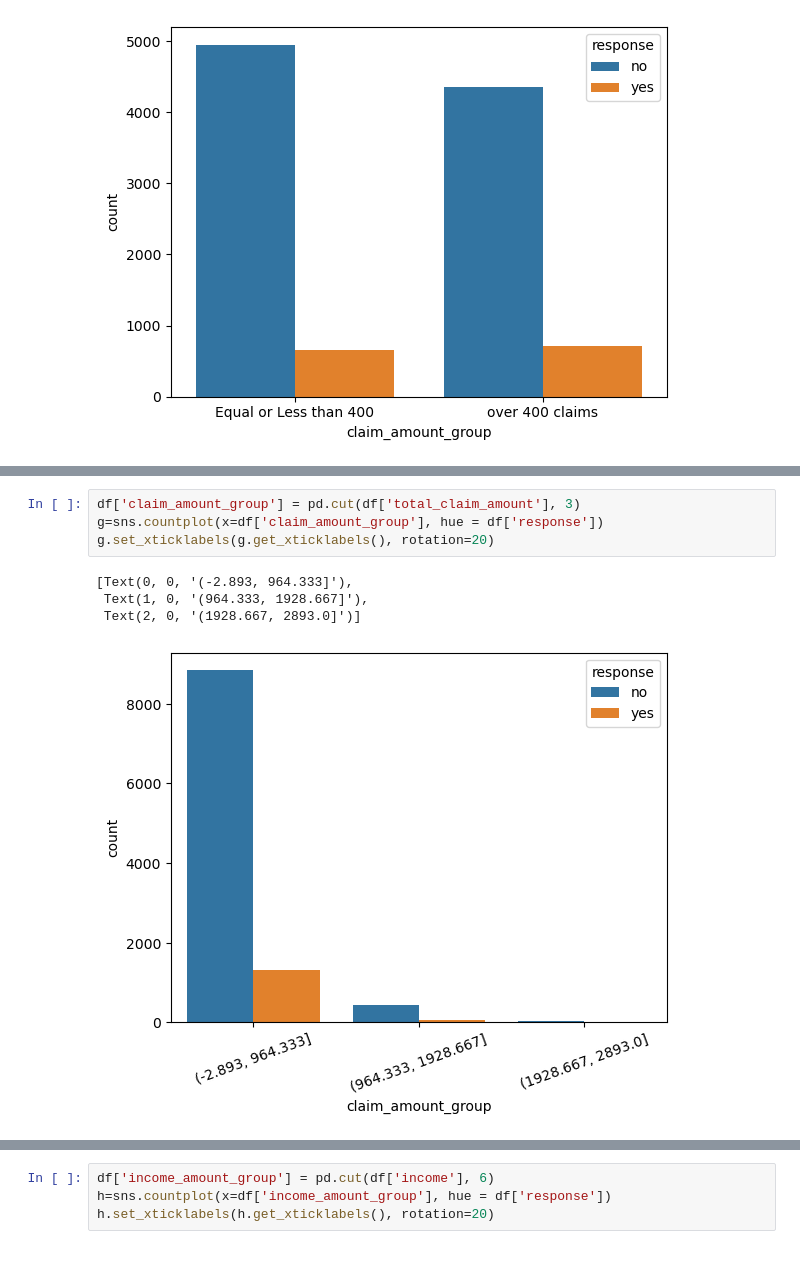
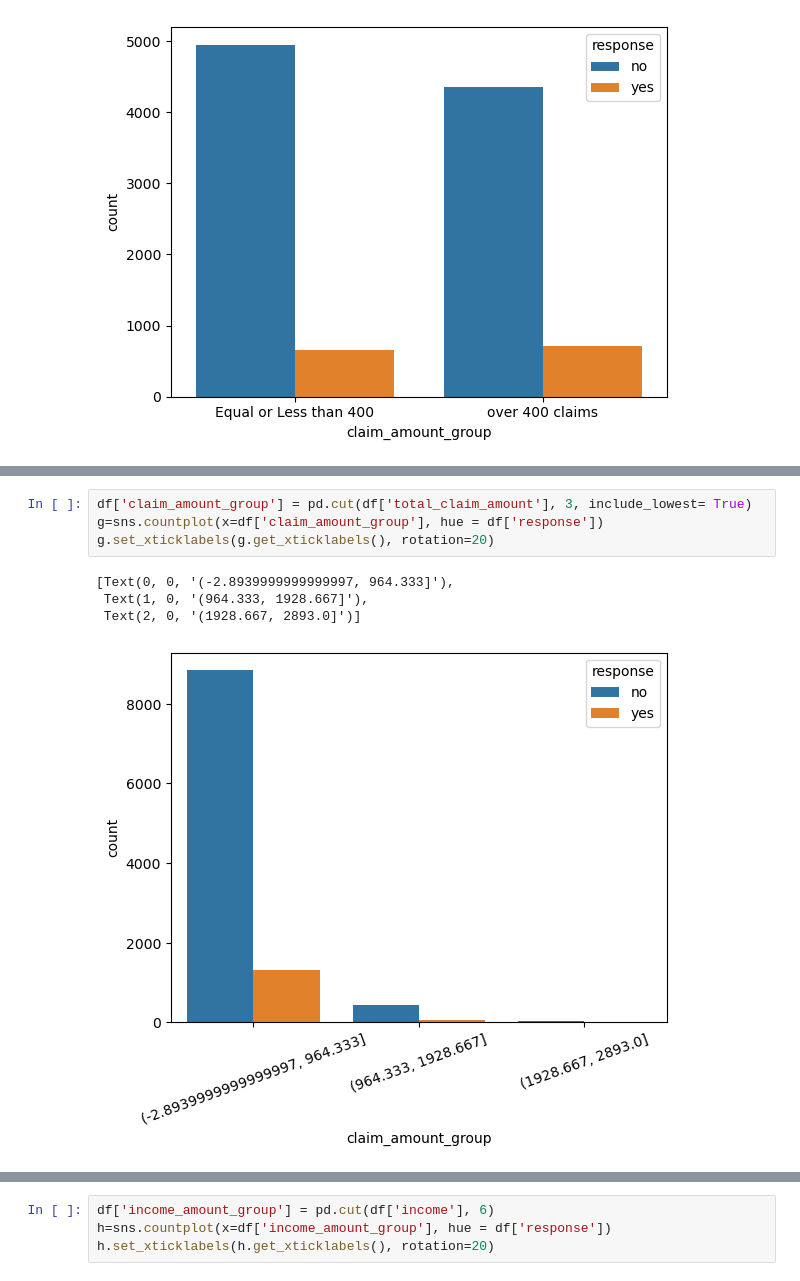
Before and after one commit to serhatozar/lab-dw-data-structuring-and-combining, a Jupyter notebook: lab-dw-data-structuring-and-combining.ipynb, the cells around one changed output, grey strips where cells are left out. Cells and saved outputs as stored; diff of their text form.

```diff
--- a/lab-dw-data-structuring-and-combining.ipynb
+++ b/lab-dw-data-structuring-and-combining.ipynb
@@ -215,9 +268,9 @@ sns.countplot(x=df['claim_amount_group'], hue = df['response'])
 # %%
-df['claim_amount_group'] = pd.cut(df['total_claim_amount'], 3)
+df['claim_amount_group'] = pd.cut(df['total_claim_amount'], 3, include_lowest= True)
 g=sns.countplot(x=df['claim_amount_group'], hue = df['response'])
 g.set_xticklabels(g.get_xticklabels(), rotation=20)
 # %% [output]
-[Text(0, 0, '(-2.893, 964.333]'),
+[Text(0, 0, '(-2.8939999999999997, 964.333]'),
  Text(1, 0, '(964.333, 1928.667]'),
  Text(2, 0, '(1928.667, 2893.0]')]
-[figure, old version]
+[figure, new version]
```
Also changed, not shown: parts of 7 cells of this notebook.
